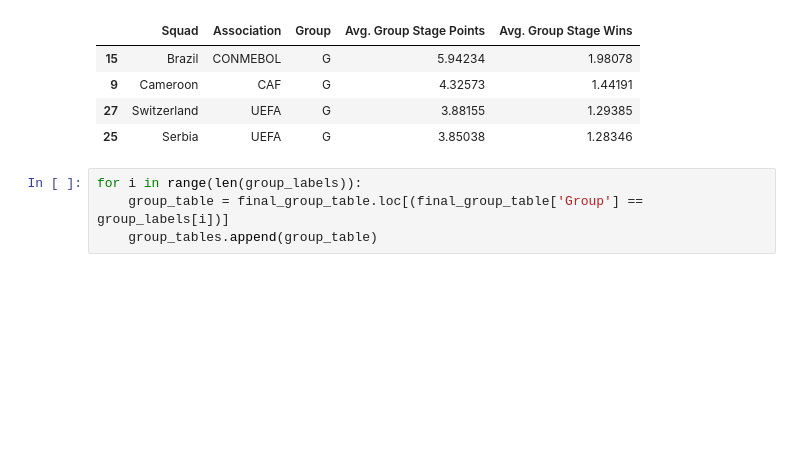
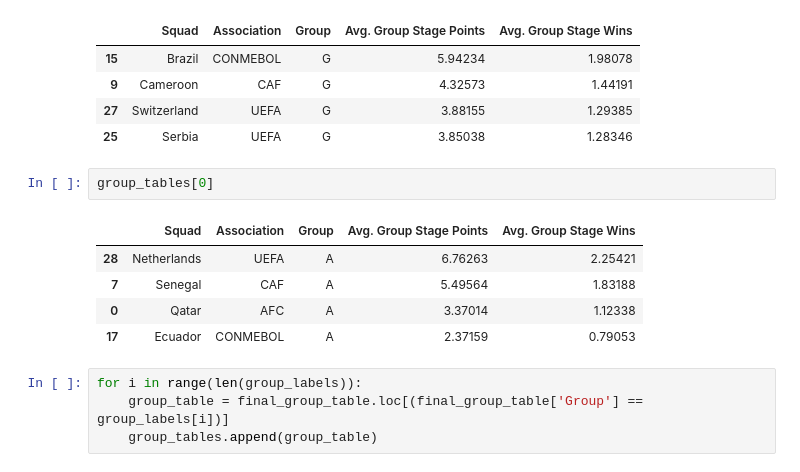
Before and after one commit to matthallman/uofm_data_capstone_worldcup, a Jupyter notebook: ML_Model_Data/Simulation Data Work.ipynb, the cells around one changed output. Cells and saved outputs as stored; diff of their text form; blank space fills up the shorter version.

```diff
--- a/ML_Model_Data/Simulation Data Work.ipynb
+++ b/ML_Model_Data/Simulation Data Work.ipynb
@@ -231,6 +242,14 @@ group_tables[6]
 | 9 | Cameroon | CAF | G | 4.32573 | 1.44191 |
 | 27 | Switzerland | UEFA | G | 3.88155 | 1.29385 |
 | 25 | Serbia | UEFA | G | 3.85038 | 1.28346 |
+# %%
+group_tables[0]
+# %% [output]
+|  | Squad | Association | Group | Avg. Group Stage Points | Avg. Group Stage Wins |
+| 28 | Netherlands | UEFA | A | 6.76263 | 2.25421 |
+| 7 | Senegal | CAF | A | 5.49564 | 1.83188 |
+| 0 | Qatar | AFC | A | 3.37014 | 1.12338 |
+| 17 | Ecuador | CONMEBOL | A | 2.37159 | 0.79053 |
 # %%
 for i in range(len(group_labels)):
     group_table = final_group_table.loc[(final_group_table['Group'] == group_labels[i])]
```
Also changed, not shown: parts of 25 cells of this notebook, 9 other files.
